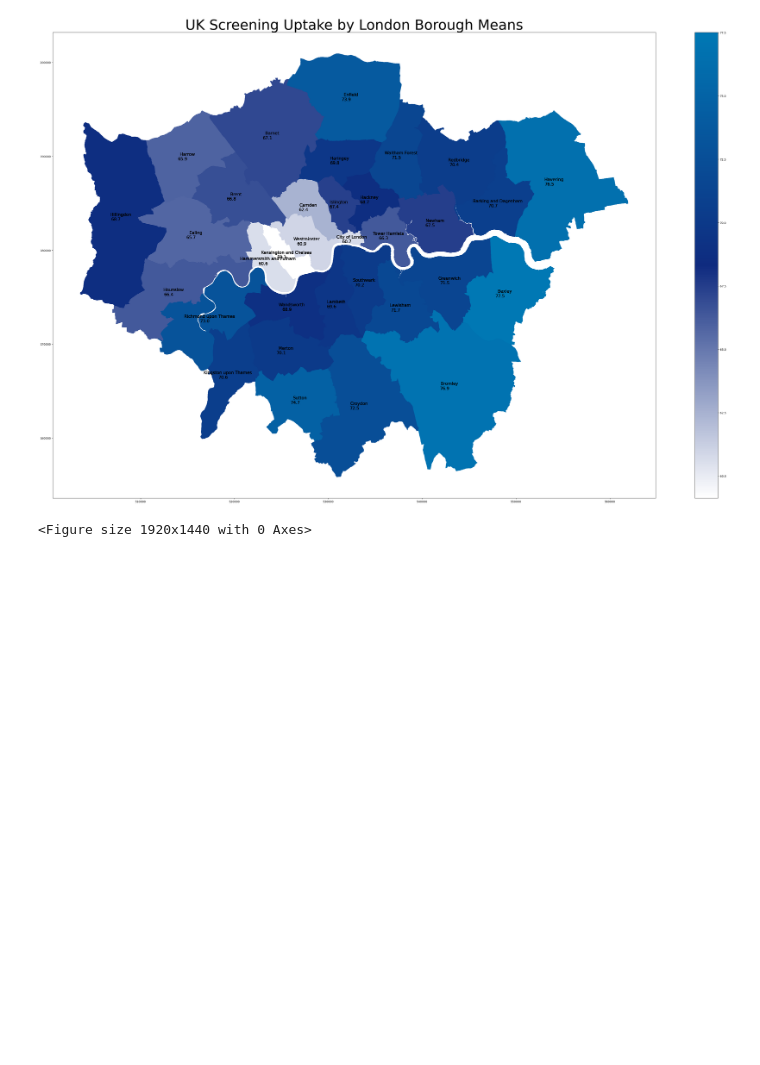
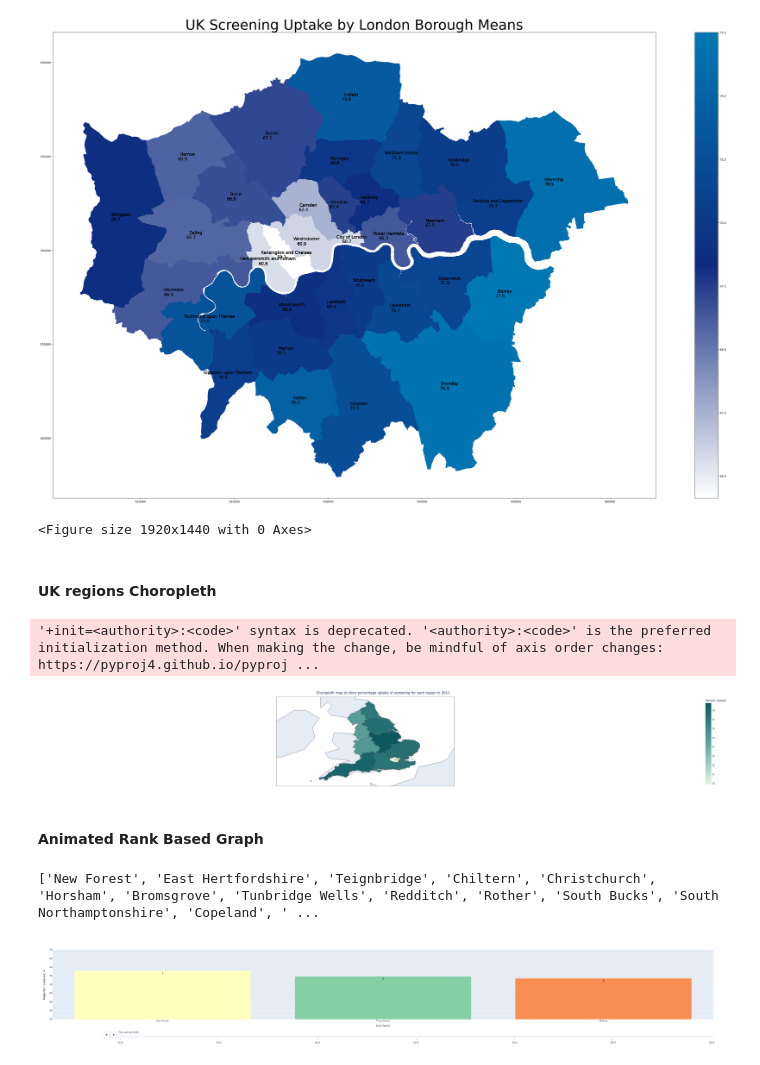
Before and after one commit to mangotangochick/visualisation-tools-for-screening, a Jupyter notebook: visualisation_package/vis_tools/demo.ipynb, the cells around one changed output. Drawn from its saved outputs; the diff is of its cells as text; code cells hidden in the pictures; blank space fills up the shorter version.

```diff
--- a/visualisation_package/vis_tools/demo.ipynb
+++ b/visualisation_package/vis_tools/demo.ipynb
@@ -98,0 +100,19 @@ ldn_map.plot_london_map()
+# %% [markdown]
+#### UK regions Choropleth
+# %%
+# Plot a Choropleth map of UK regions
+region_map = Region_Analysis(in_year=2011)
+# %% [output]
+'+init=<authority>:<code>' syntax is deprecated. '<authority>:<code>' is the preferred initialization method. When making the change, be mindful of axis order changes: https://pyproj4.github.io/pyproj ...
+[figure, added]
+# %% [markdown]
+#### Animated Rank Based Graph
+# %%
+# View a list of all local authorities included in the Rank-based graph
+Rank_Based_Graph(df).list_areas(area_type="LA")
+# %% [output]
+['New Forest', 'East Hertfordshire', 'Teignbridge', 'Chiltern', 'Christchurch', 'Horsham', 'Bromsgrove', 'Tunbridge Wells', 'Redditch', 'Rother', 'South Bucks', 'South Northamptonshire', 'Copeland', ' ...
+# %%
+Rank_Based_Graph(df).animated_bars(area_type="LA", list_reg=['New Forest', 'Three Rivers', 'Woking'])
+# %% [output]
+[figure, added]
```
Also changed, not shown: parts of 8 cells of this notebook, 10 other files.
